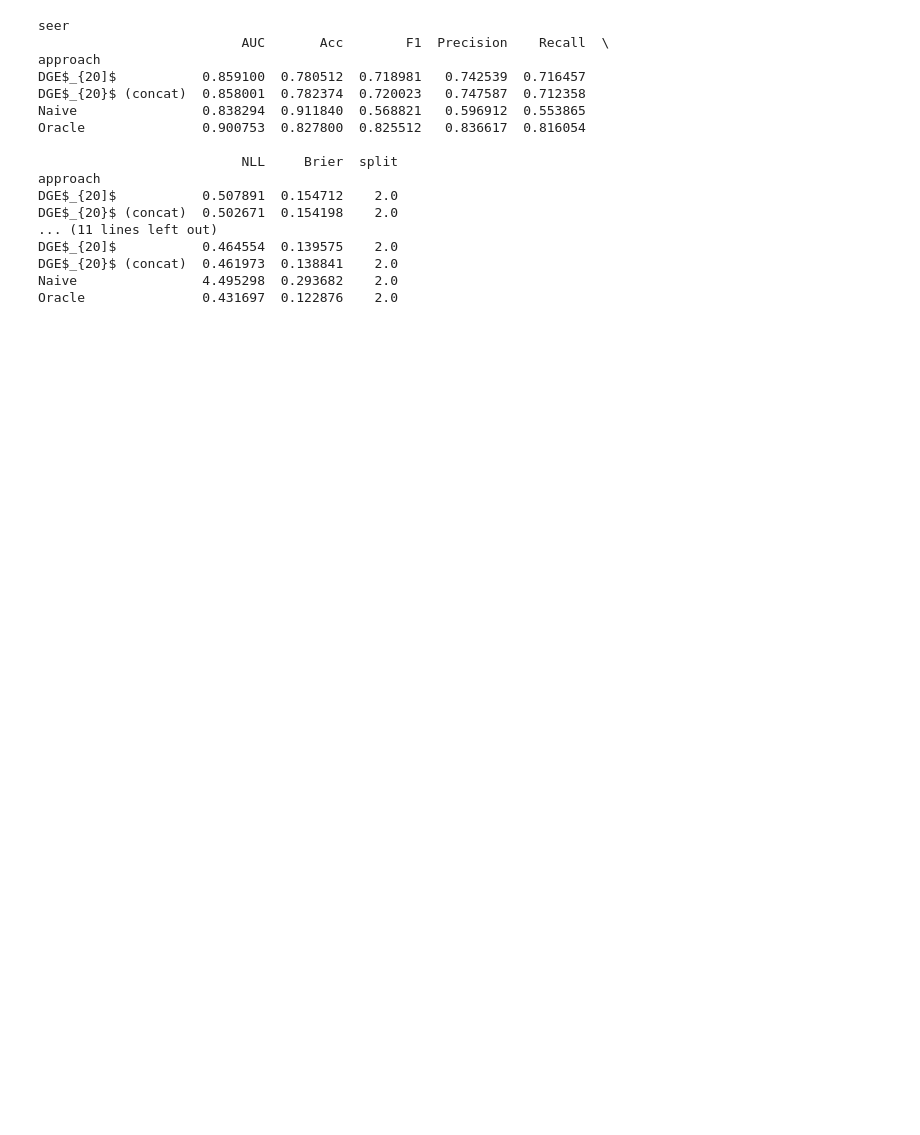
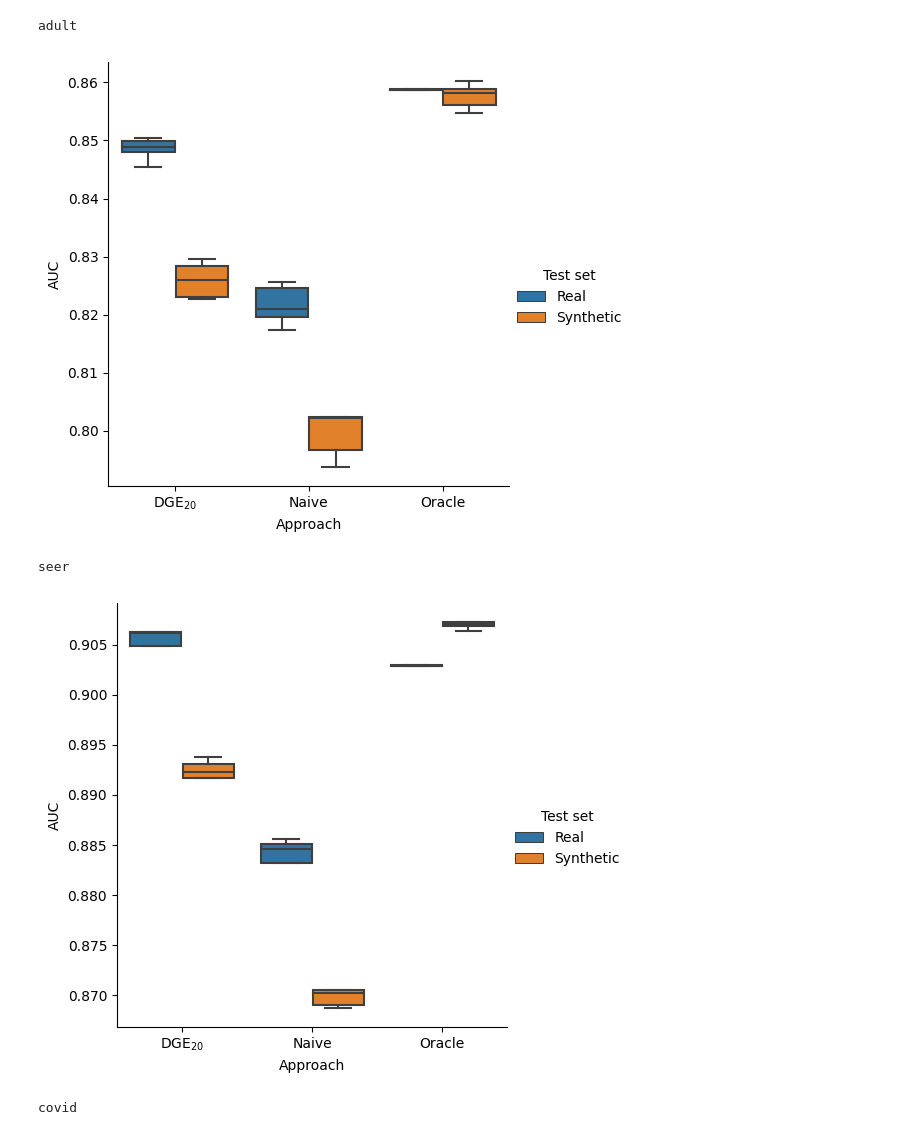
Before and after one commit to bvanbreugel/deep_generative_ensemble, a Jupyter notebook: concat_vs_normal.ipynb, the cells around one changed output. Saved outputs shown, nothing was run; the diff lists cells and outputs as text; code cells hidden in the pictures; blank space fills up the shorter version.

```diff
--- a/concat_vs_normal.ipynb
+++ b/concat_vs_normal.ipynb
@@ -85,10 +85,10 @@ import pandas as pd
 from sklearn.model_selection import KFold
 # %%
 num_runs = 5
-model_type = 'largest_mlp'
-model_name = 'ctgan_deep'
+model_type = 'deepish_mlp'
+model_name = 'ctgan'
 nsyn = 5000
-max_n = 5000
+max_n = 2000
 p_train = 0.8
 n_models = 20
 cross_fold = 5
@@ -100,8 +100,9 @@ verbose = True
 scores_s_all = {}
 scores_r_all = {}
 
+datasets = ['moons', 'circles', 'adult', 'seer', 'covid']
 
-for dataset in ['seer']:
+for dataset in datasets[-3:]:
     workspace_folder, results_folder = get_folder_names(
         dataset, model_name, max_n=max_n, nsyn=nsyn)
 
@@ -152,23 +138,26 @@ Run 0 approach DGE$_{20]$ split 1
-# %%
-for dataset in ['seer']:
-    print(dataset)
-    print(scores_s_all[dataset].groupby('approach').mean())
-    print(scores_r_all[dataset].groupby('approach').mean())
-# %% [output]
-seer
-                          AUC       Acc        F1  Precision    Recall  \
-approach
-DGE$_{20]$           0.859100  0.780512  0.718981   0.742539  0.716457
-DGE$_{20}$ (concat)  0.858001  0.782374  0.720023   0.747587  0.712358
-Naive                0.838294  0.911840  0.568821   0.596912  0.553865
-Oracle               0.900753  0.827800  0.825512   0.836617  0.816054
-
-                          NLL     Brier  split
-approach
-DGE$_{20]$           0.507891  0.154712    2.0
-DGE$_{20}$ (concat)  0.502671  0.154198    2.0
-... (11 lines left out)
-DGE$_{20]$           0.464554  0.139575    2.0
-DGE$_{20}$ (concat)  0.461973  0.138841    2.0
-Naive                4.495298  0.293682    2.0
-Oracle               0.431697  0.122876    2.0
+# %%
+
+metric = 'AUC'
+import seaborn as sns
+import matplotlib.pyplot as plt
+for dataset in scores_s_all.keys():
+    print(dataset)
+    scores_r_all[dataset]['Test set'] = 'Real'
+    scores_s_all[dataset]['Test set'] = 'Synthetic'
+    scores_ = pd.concat([scores_r_all[dataset], scores_s_all[dataset]],axis=0)
+    scores_.reset_index(inplace=True)
+    scores_.rename(columns={'approach':'Approach'}, inplace=True)
+    scores_ = scores_.mask(scores_ == 'DGE$_{20]$','DGE$_{20}$')
+    scores_ = scores_.mask(scores_ == 'DGE$_{20}$ (concat)','Naive (C)')
+    scores_ = scores_[scores_['Approach']!= 'Naive (C)']
+
+    sns.catplot(data=scores_, x='Approach', y=metric, hue='Test set', kind='box', showfliers=False)
+    os.makedirs(f'./uncertainty_results/cross_val/', exist_ok=True)
+    plt.savefig(f'./uncertainty_results/cross_val/{dataset}_{metric}_{model_name}_nsyn_{nsyn}_maxn{max_n}_{model_type}.png')
+    plt.show()
+# %% [output]
+adult
+[figure, added]
+seer
+[figure, added]
+covid
```
Also changed, not shown: parts of 5 cells of this notebook, 6 other files.
